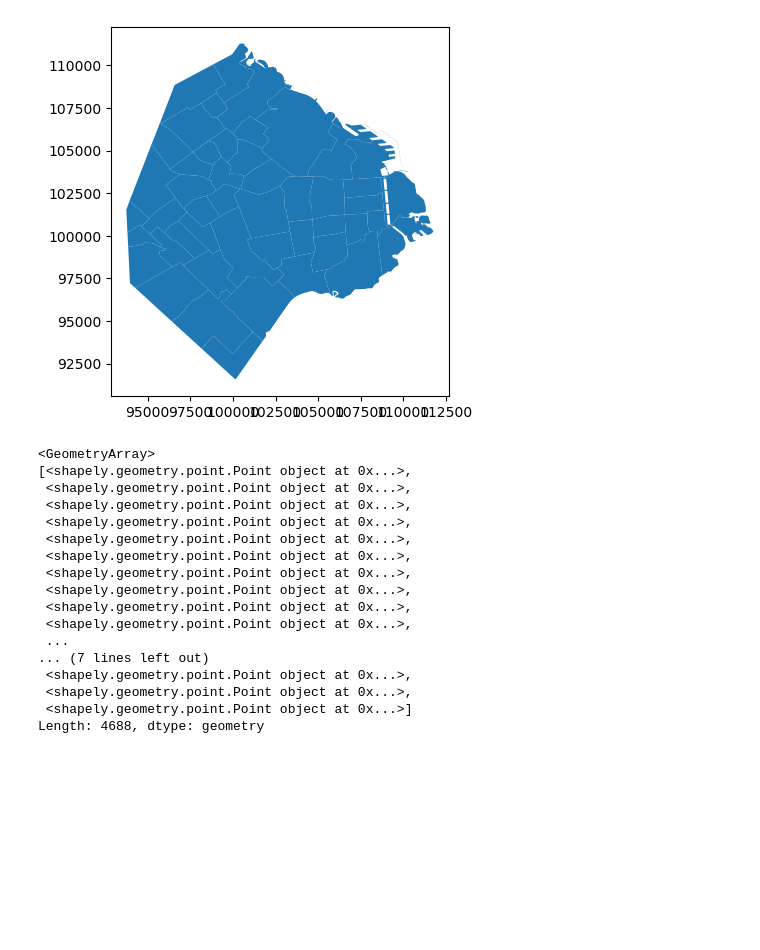
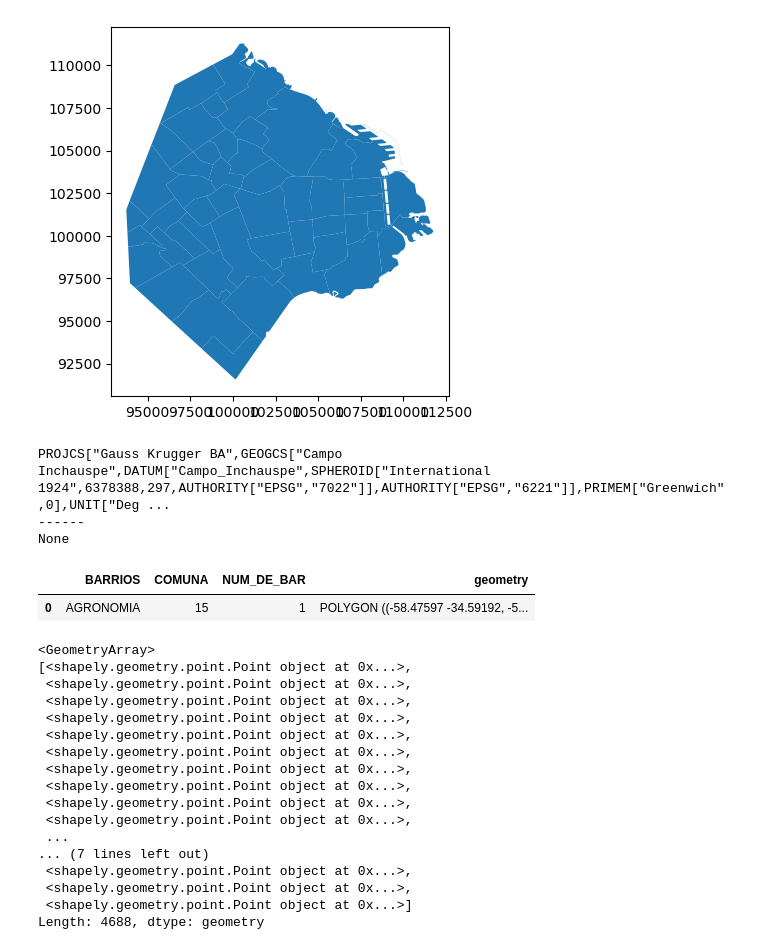
Before and after one commit to matfarinelli/DH-DS-Desafio-II, a Jupyter notebook: desafio_tp2_geopandas.ipynb, the cells around one changed output. Saved outputs shown, nothing was run; the diff lists cells and outputs as text; code cells hidden in the pictures; blank space fills up the shorter version.

```diff
--- a/desafio_tp2_geopandas.ipynb
+++ b/desafio_tp2_geopandas.ipynb
@@ -23,6 +32,22 @@ barrios_shp.plot()
 # %% [output]
 <matplotlib.axes._subplots.AxesSubplot at 0x...>
 [figure]
+# %%
+# verificar el sistema de coordenadas actual
+print(barrios_shp.crs)
+print('------')
+print(data.crs)
+# %% [output]
+PROJCS["Gauss Krugger BA",GEOGCS["Campo Inchauspe",DATUM["Campo_Inchauspe",SPHEROID["International 1924",6378388,297,AUTHORITY["EPSG","7022"]],AUTHORITY["EPSG","6221"]],PRIMEM["Greenwich",0],UNIT["Deg ...
+------
+None
+# %%
+# necesario para que las coordenadas del shapeline esten iguales al del dataset
+barrios_shp = barrios_shp.to_crs(epsg=4326)
+barrios_shp.head(1)
+# %% [output]
+|  | BARRIOS | COMUNA | NUM_DE_BAR | geometry |
+| 0 | AGRONOMIA | 15 | 1 | POLYGON ((-58.47597 -34.59192, -5... |
 # %%
 #obtencion de puntos gps de la columna lat y long, a formato geoespacial o geometry
 ubicacion_appartments = gpd.points_from_xy(data.lon, data.lat)
```
Also changed, not shown: parts of 10 cells of this notebook, 1 other file.
